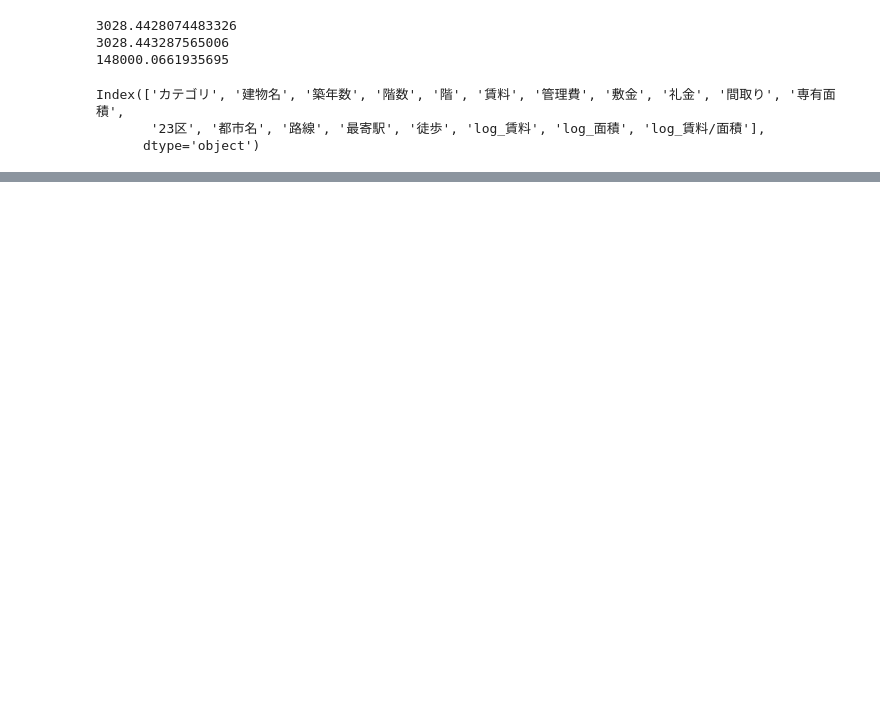
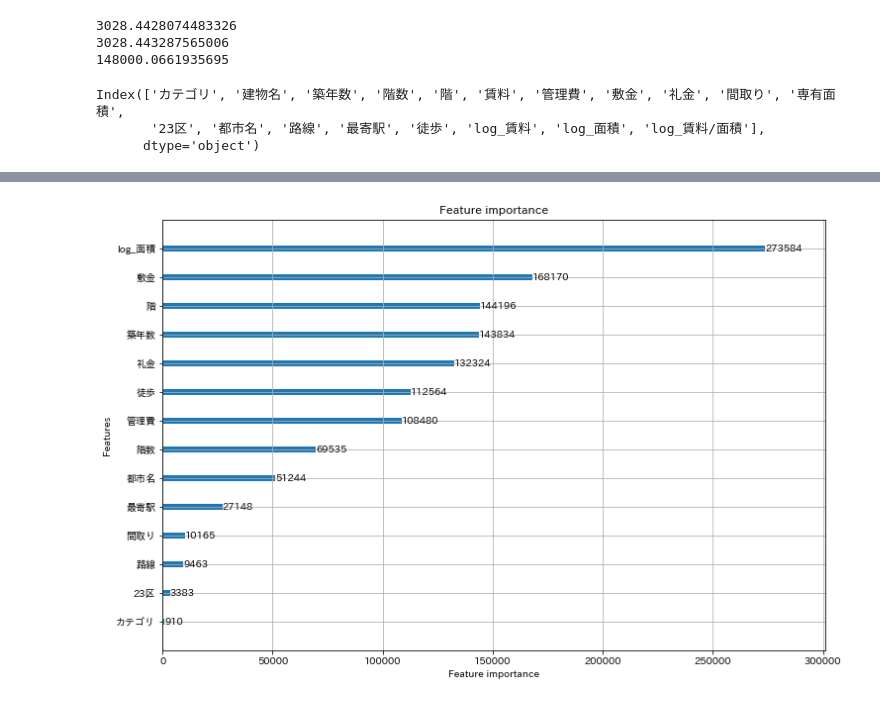
Before and after one commit to SekiShota/SUUMO_app, a Jupyter notebook: SUUMO賃貸価格予測_lgboptuna_log.ipynb, the cells around one changed output, grey strips where cells are left out. Drawn from its saved outputs; the diff is of its cells as text; code cells hidden in the pictures; blank space fills up the shorter version.

```diff
--- a/SUUMO賃貸価格予測_lgboptuna_log.ipynb
+++ b/SUUMO賃貸価格予測_lgboptuna_log.ipynb
@@ -180,0 +293,6 @@ lgb_model=lgb.train(best_params, reg_train, valid_sets=[reg_train, reg_val], ver
+# %%
+lgb.plot_importance(lgb_model, figsize=(12,8))
+plt.savefig('lgboptuna_log.png')
+plt.show()
+# %% [output]
+[figure, added]
```
Also changed, not shown: parts of 13 cells of this notebook, 4 other files.
